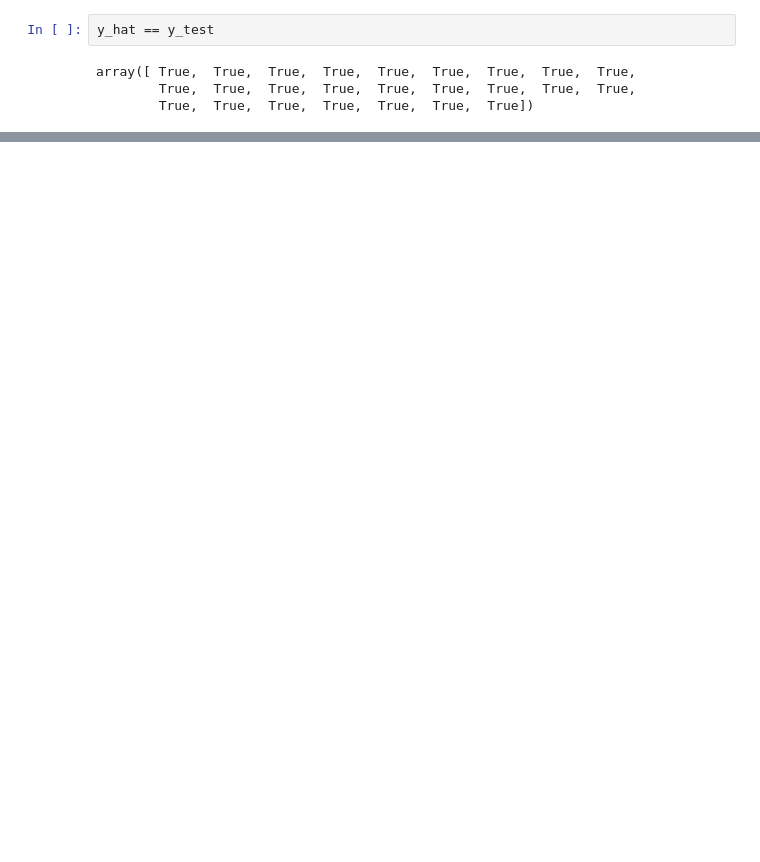
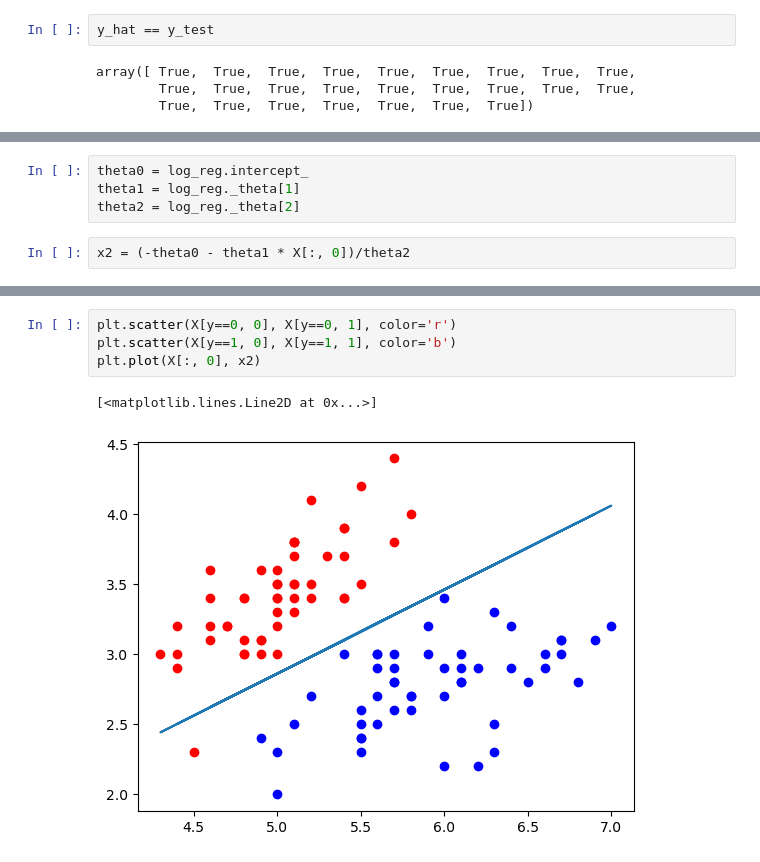
Before and after one commit to junhuatechlog/Play-with-ML-in-Python, a Jupyter notebook: Jupyter/09-Logistic-Regression/04-iris-logistic-regression.ipynb, the cells around one changed output, grey strips where cells are left out. Drawn from its saved outputs; the diff is of its cells as text; blank space fills up the shorter version.

```diff
--- a/Jupyter/09-Logistic-Regression/04-iris-logistic-regression.ipynb
+++ b/Jupyter/09-Logistic-Regression/04-iris-logistic-regression.ipynb
@@ -83,0 +92,6 @@ AttributeError: 'numpy.ndarray' object has no attribute 'count'
+# %%
+theta0 = log_reg.intercept_
+theta1 = log_reg._theta[1]
+theta2 = log_reg._theta[2]
+# %%
+x2 = (-theta0 - theta1 * X[:, 0])/theta2
@@ -83,0 +121,7 @@ AttributeError: 'numpy.ndarray' object has no attribute 'count'
+# %%
+plt.scatter(X[y==0, 0], X[y==0, 1], color='r')
+plt.scatter(X[y==1, 0], X[y==1, 1], color='b')
+plt.plot(X[:, 0], x2)
+# %% [output]
+[<matplotlib.lines.Line2D at 0x...>]
+[figure, added]
```
Also changed, not shown: parts of 9 cells of this notebook, 7 other files.
